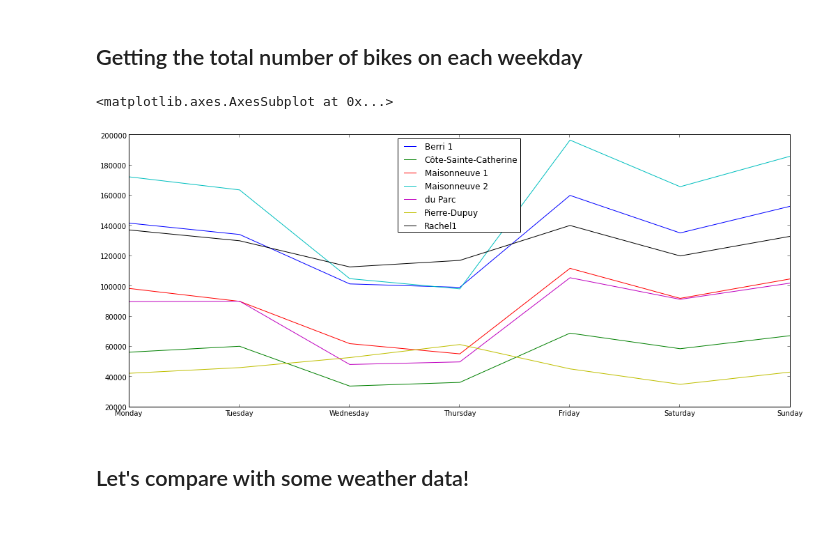
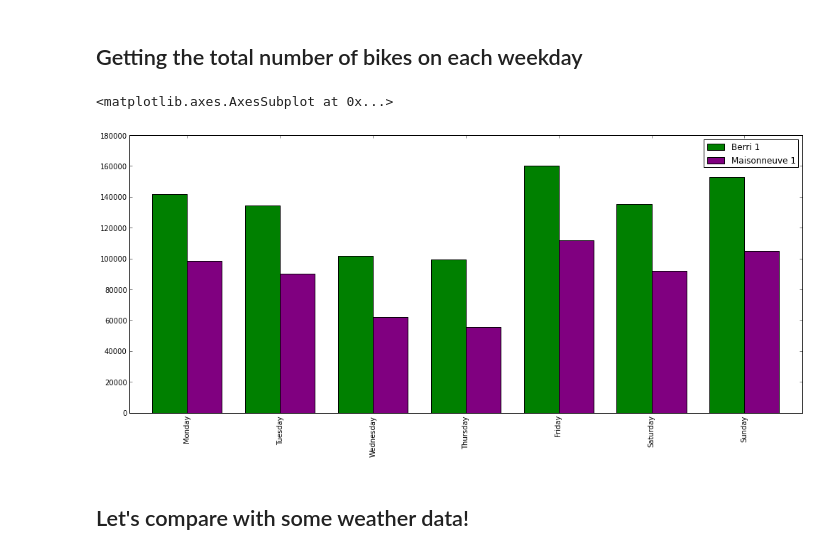
Before and after one commit to jvns/talks, a Jupyter notebook: pistes-cyclables.ipynb, the cells around one changed output. Saved outputs shown, nothing was run; the diff lists cells and outputs as text; code cells hidden in the pictures; blank space fills up the shorter version.

Commit message:
Make counts a bar chart

```diff
--- a/pistes-cyclables.ipynb
+++ b/pistes-cyclables.ipynb
@@ -88,11 +88,11 @@ bike_data.head()
 counts_by_day = bike_data.groupby('weekday').aggregate(numpy.sum)
 # %%
 counts_by_day.index = days
-# %%
-counts_by_day.plot()
-# %% [output]
-<matplotlib.axes.AxesSubplot at 0x...>
-[figure, removed]
+# %%
+counts_by_day[['Berri 1', 'Maisonneuve 1']].plot(kind='bar', color=["green", "purple"])
+# %% [output]
+<matplotlib.axes.AxesSubplot at 0x...>
+[figure, added]
 # %% [markdown]
 ## Let's compare with some weather data!
 # %%
```
